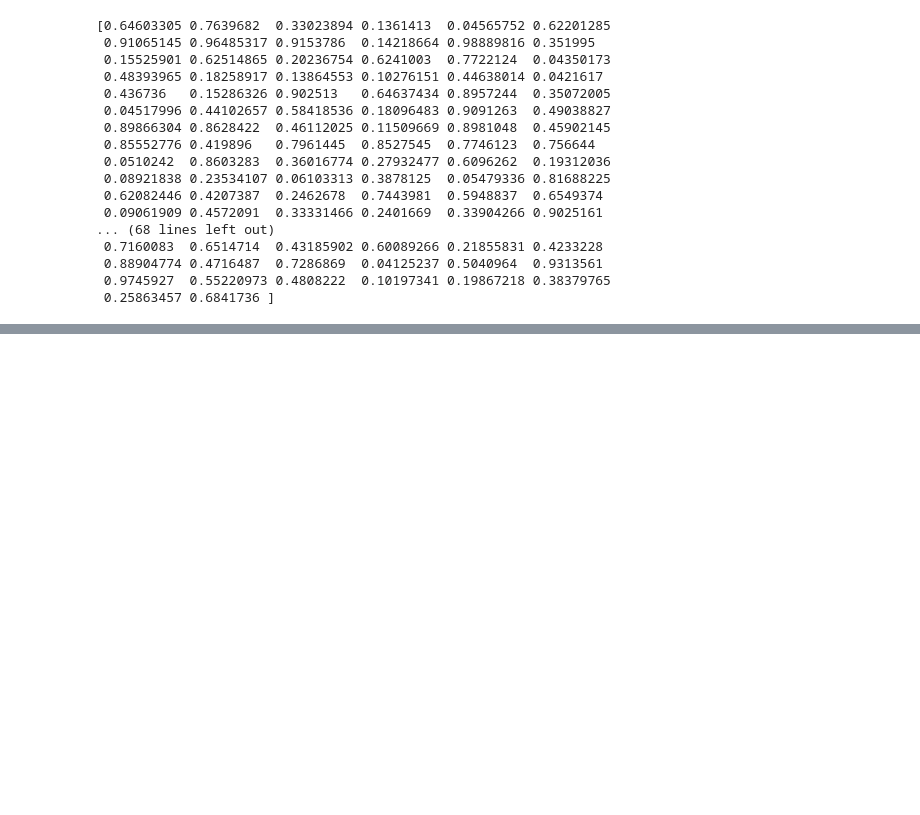
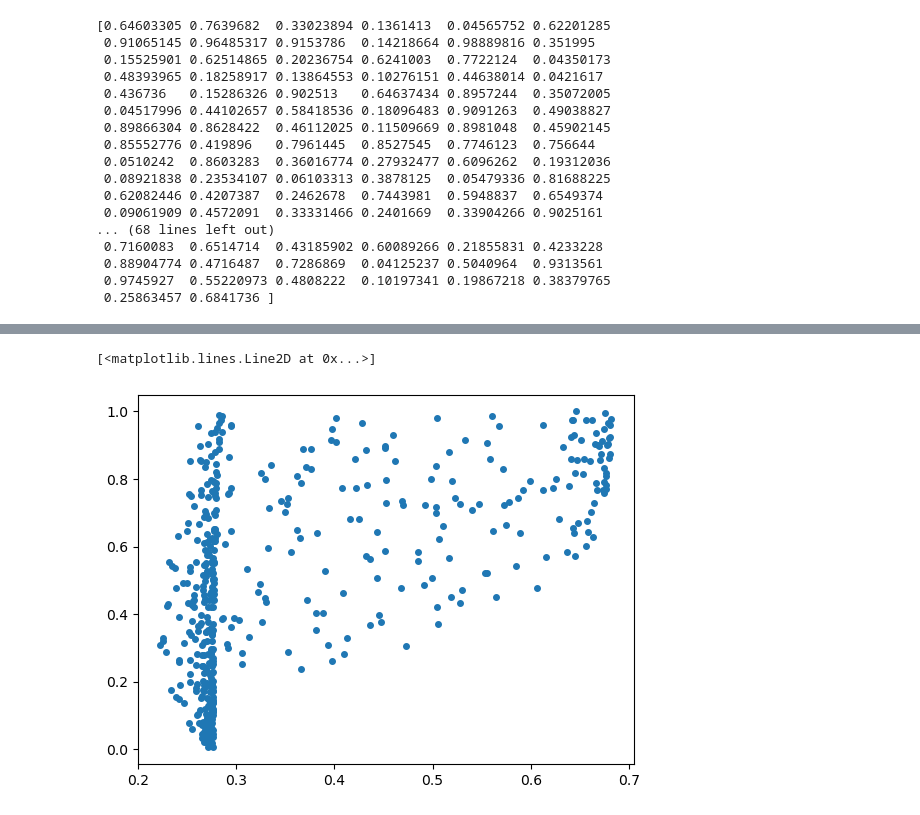
Before and after one commit to Madhav-Kanda/Non-Linear-Reparameterisation, a Jupyter notebook: Funnel_redefined.ipynb, the cells around one changed output, grey strips where cells are left out. Cells and saved outputs as stored; diff of their text form; code cells hidden in the pictures; blank space fills up the shorter version.

```diff
--- a/Funnel_redefined.ipynb
+++ b/Funnel_redefined.ipynb
@@ -113,0 +109,15 @@ scatterplt(states[0])
+# %%
+def ll_pdf(centeredness, J, tau, mu, theta):
+    return dist.Normal(jnp.full(J,mu*(1-centeredness)), jnp.exp(tau*(1-centeredness))).log_prob(theta) - dist.Normal(jnp.full(J,mu), jnp.exp(tau)).log_prob(theta)
+# %%
+def funnel(J=d, c = true_centeredness):
+    mu = numpyro.sample('mu', dist.Normal(0, 1))
+    tau = numpyro.sample('tau', dist.Normal(0,1))
+    with numpyro.handlers.reparam(numpyro.plate('J', J), config={'theta': LocScaleReparam(None)}):
+        theta = numpyro.sample('theta', dist.Normal(mu,jnp.exp(tau)).expand([J]).to_event())
+    numpyro.factor('theta_ll', ll_pdf(c, J, tau, mu, theta))
+# %%
+guide = AutoDiagonalNormal(funnel)
+svi = SVI(funnel, guide, numpyro.optim.Adam(.0001), Trace_ELBO(1000))
+params = svi.run(rng_key, 10000).params
+params
@@ -113,0 +142,5 @@ scatterplt(states[0])
+# %%
+plt.plot(params['theta_centered'], true_centeredness, 'o', markersize=4)
+# %% [output]
+[<matplotlib.lines.Line2D at 0x...>]
+[figure, added]
```
Also changed, not shown: parts of 10 cells of this notebook, 2 other files.
